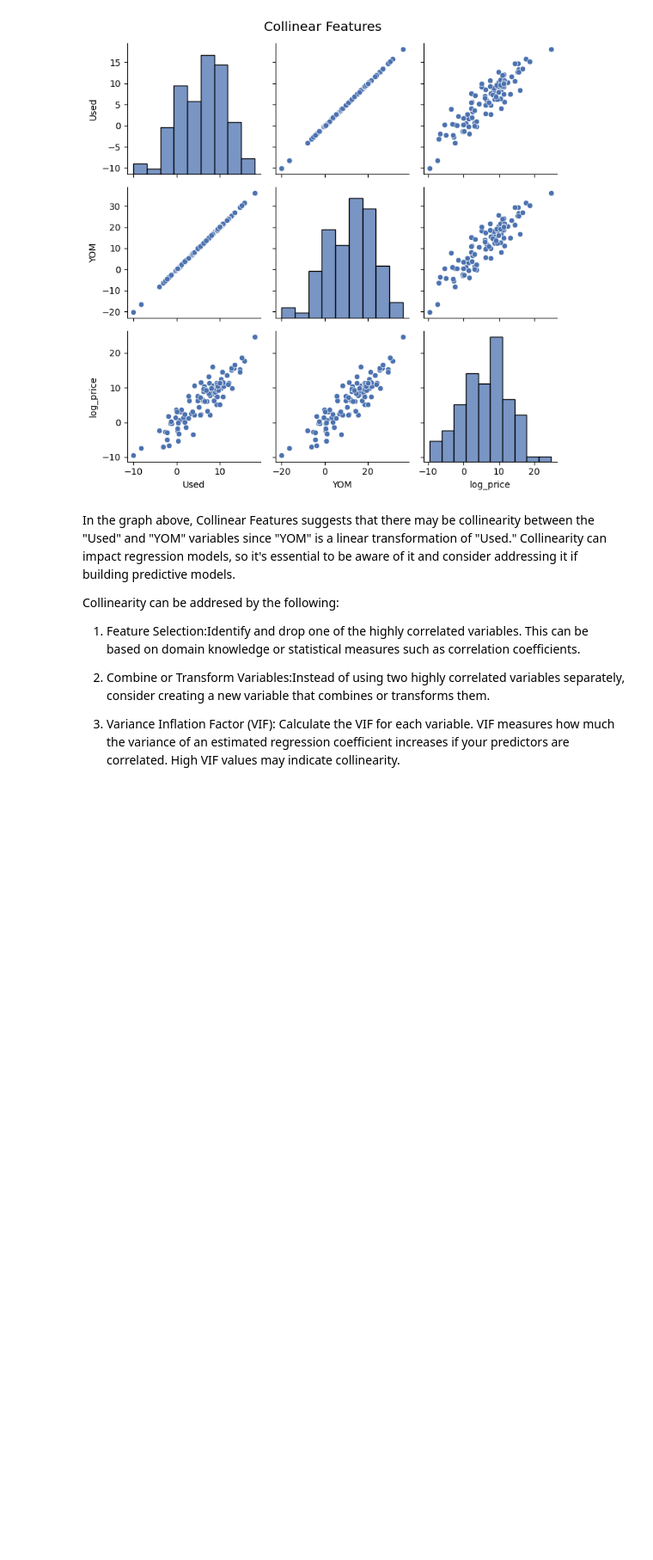
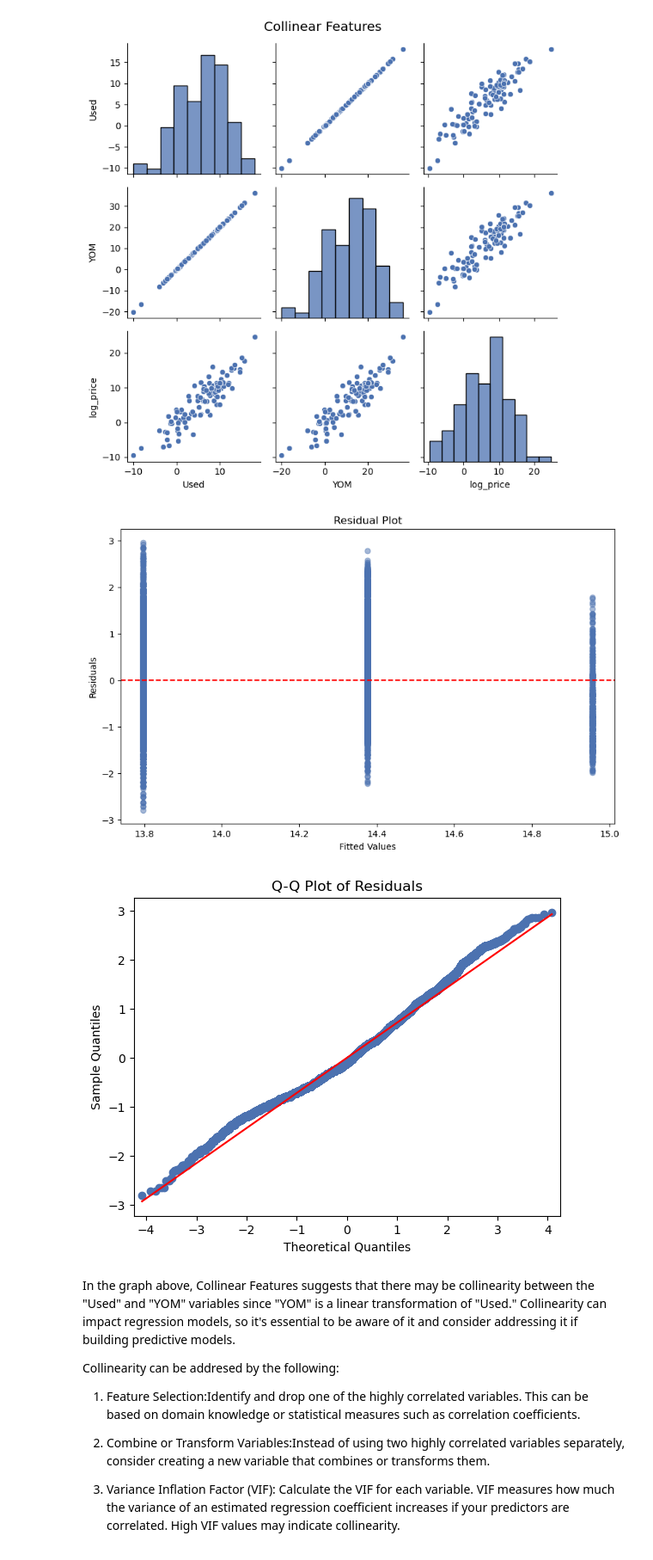
Before and after one commit to Cynthiachelangat/groupcarproject, a Jupyter notebook: model.ipynb, the cells around one changed output. Shown at 86% size. Cells and saved outputs as stored; diff of their text form; code cells hidden in the pictures; blank space fills up the shorter version.

Commit message:
residuals

```diff
--- a/model.ipynb
+++ b/model.ipynb
@@ -1258,6 +1258,39 @@ plt.savefig("visuals/collinear features.png")
 plot.fig.tight_layout();
 # %% [output]
 [figure]
+# %%
+# The Linearity assumption
+
+# Create a design matrix X by selecting the independent variables/features
+X = cars_encoded[['Used']]
+# Create the dependent variable y
+y = cars_encoded['log_price']
+# Create a design matrix X
+X = sm.add_constant(X)
+
+# Fit the model
+model = sm.OLS(y, X).fit()
+
+# Calculate residuals
+residuals = model.resid
+
+# Residual Analysis: Residual Plot
+plt.figure(figsize=(10, 6))
+plt.scatter(model.fittedvalues, residuals, alpha=0.5)
+plt.title('Residual Plot')
+plt.xlabel('Fitted Values')
+plt.ylabel('Residuals')
+plt.axhline(y=0, color='r', linestyle='--')
+plt.show()
+
+# Normality of Residuals: Q-Q Plot
+sm.qqplot(residuals, line='s')
+plt.title('Q-Q Plot of Residuals')
+plt.savefig("visuals/qqresiduals.png")
+plt.show()
+# %% [output]
+[figure, added]
+[figure, added]
 # %% [markdown]
  In the graph above, Collinear Features suggests that there may be collinearity between the "Used" and "YOM" variables since "YOM" is a linear transformation of "Used." Collinearity can impact regression models, so it's essential to be aware of it and consider addressing it if building predictive models.
 
```
